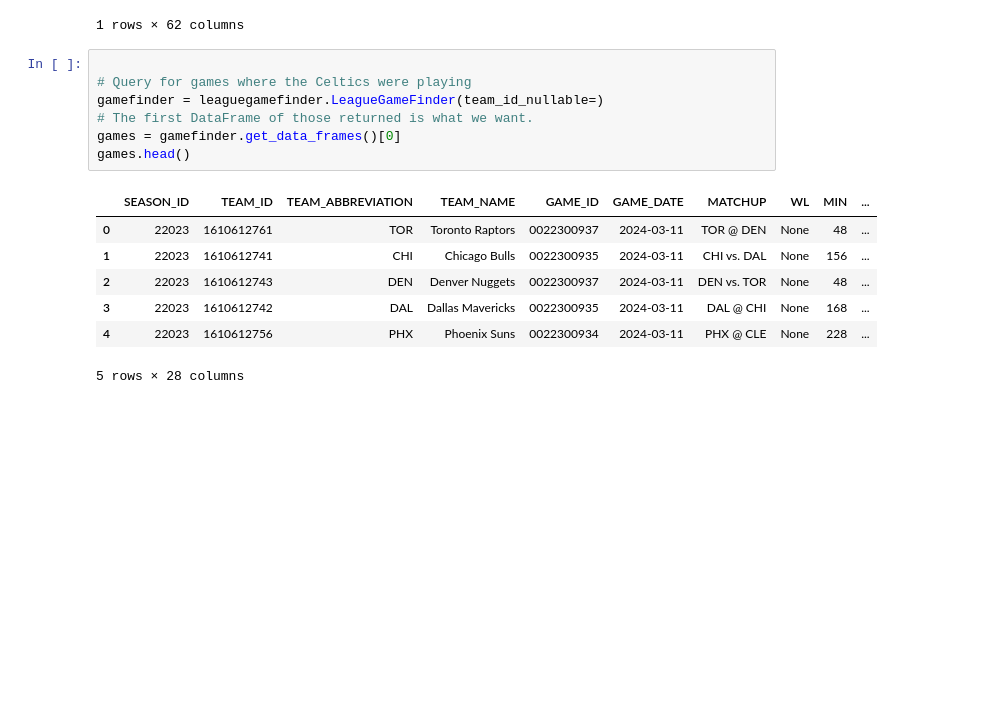
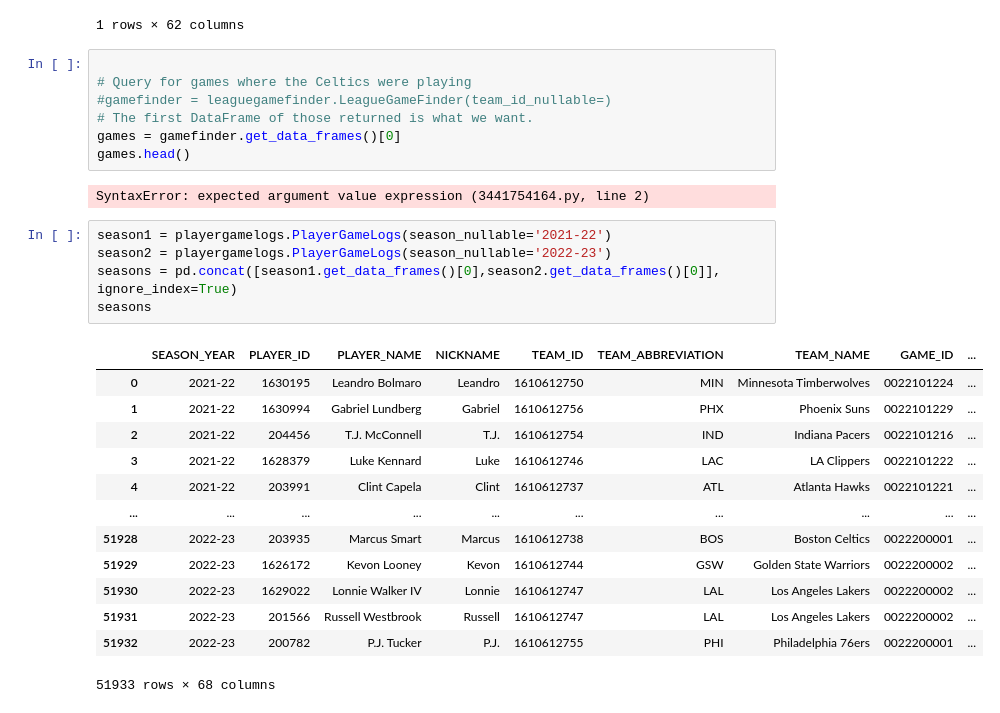
Before and after one commit to sebacent/ProyectoDS, a Jupyter notebook: src/explore.ipynb, the cells around one changed output. Drawn from its saved outputs; the diff is of its cells as text; blank space fills up the shorter version.

```diff
--- a/src/explore.ipynb
+++ b/src/explore.ipynb
@@ -41,15 +60,28 @@ playerDF
 # %%
 
 # Query for games where the Celtics were playing
-gamefinder = leaguegamefinder.LeagueGameFinder(team_id_nullable=)
+#gamefinder = leaguegamefinder.LeagueGameFinder(team_id_nullable=)
 # The first DataFrame of those returned is what we want.
 games = gamefinder.get_data_frames()[0]
 games.head()
 # %% [output]
-|  | SEASON_ID | TEAM_ID | TEAM_ABBREVIATION | TEAM_NAME | GAME_ID | GAME_DATE | MATCHUP | WL | MIN | ... |
-| 0 | 22023 | 1610612761 | TOR | Toronto Raptors | 0022300937 | 2024-03-11 | TOR @ DEN | None | 48 | ... |
-| 1 | 22023 | 1610612741 | CHI | Chicago Bulls | 0022300935 | 2024-03-11 | CHI vs. DAL | None | 156 | ... |
-| 2 | 22023 | 1610612743 | DEN | Denver Nuggets | 0022300937 | 2024-03-11 | DEN vs. TOR | None | 48 | ... |
-| 3 | 22023 | 1610612742 | DAL | Dallas Mavericks | 0022300935 | 2024-03-11 | DAL @ CHI | None | 168 | ... |
-| 4 | 22023 | 1610612756 | PHX | Phoenix Suns | 0022300934 | 2024-03-11 | PHX @ CLE | None | 228 | ... |
-5 rows × 28 columns
+SyntaxError: expected argument value expression (3441754164.py, line 2)
+# %%
+season1 = playergamelogs.PlayerGameLogs(season_nullable='2021-22')
+season2 = playergamelogs.PlayerGameLogs(season_nullable='2022-23')
+seasons = pd.concat([season1.get_data_frames()[0],season2.get_data_frames()[0]], ignore_index=True)
+seasons
+# %% [output]
+|  | SEASON_YEAR | PLAYER_ID | PLAYER_NAME | NICKNAME | TEAM_ID | TEAM_ABBREVIATION | TEAM_NAME | GAME_ID | ... |
+| 0 | 2021-22 | 1630195 | Leandro Bolmaro | Leandro | 1610612750 | MIN | Minnesota Timberwolves | 0022101224 | ... |
+| 1 | 2021-22 | 1630994 | Gabriel Lundberg | Gabriel | 1610612756 | PHX | Phoenix Suns | 0022101229 | ... |
+| 2 | 2021-22 | 204456 | T.J. McConnell | T.J. | 1610612754 | IND | Indiana Pacers | 0022101216 | ... |
+| 3 | 2021-22 | 1628379 | Luke Kennard | Luke | 1610612746 | LAC | LA Clippers | 0022101222 | ... |
+| 4 | 2021-22 | 203991 | Clint Capela | Clint | 1610612737 | ATL | Atlanta Hawks | 0022101221 | ... |
+| ... | ... | ... | ... | ... | ... | ... | ... | ... | ... |
+| 51928 | 2022-23 | 203935 | Marcus Smart | Marcus | 1610612738 | BOS | Boston Celtics | 0022200001 | ... |
+| 51929 | 2022-23 | 1626172 | Kevon Looney | Kevon | 1610612744 | GSW | Golden State Warriors | 0022200002 | ... |
+| 51930 | 2022-23 | 1629022 | Lonnie Walker IV | Lonnie | 1610612747 | LAL | Los Angeles Lakers | 0022200002 | ... |
+| 51931 | 2022-23 | 201566 | Russell Westbrook | Russell | 1610612747 | LAL | Los Angeles Lakers | 0022200002 | ... |
+| 51932 | 2022-23 | 200782 | P.J. Tucker | P.J. | 1610612755 | PHI | Philadelphia 76ers | 0022200001 | ... |
+51933 rows × 68 columns
```
Also changed, not shown: parts of 18 cells of this notebook, 1 other file.
